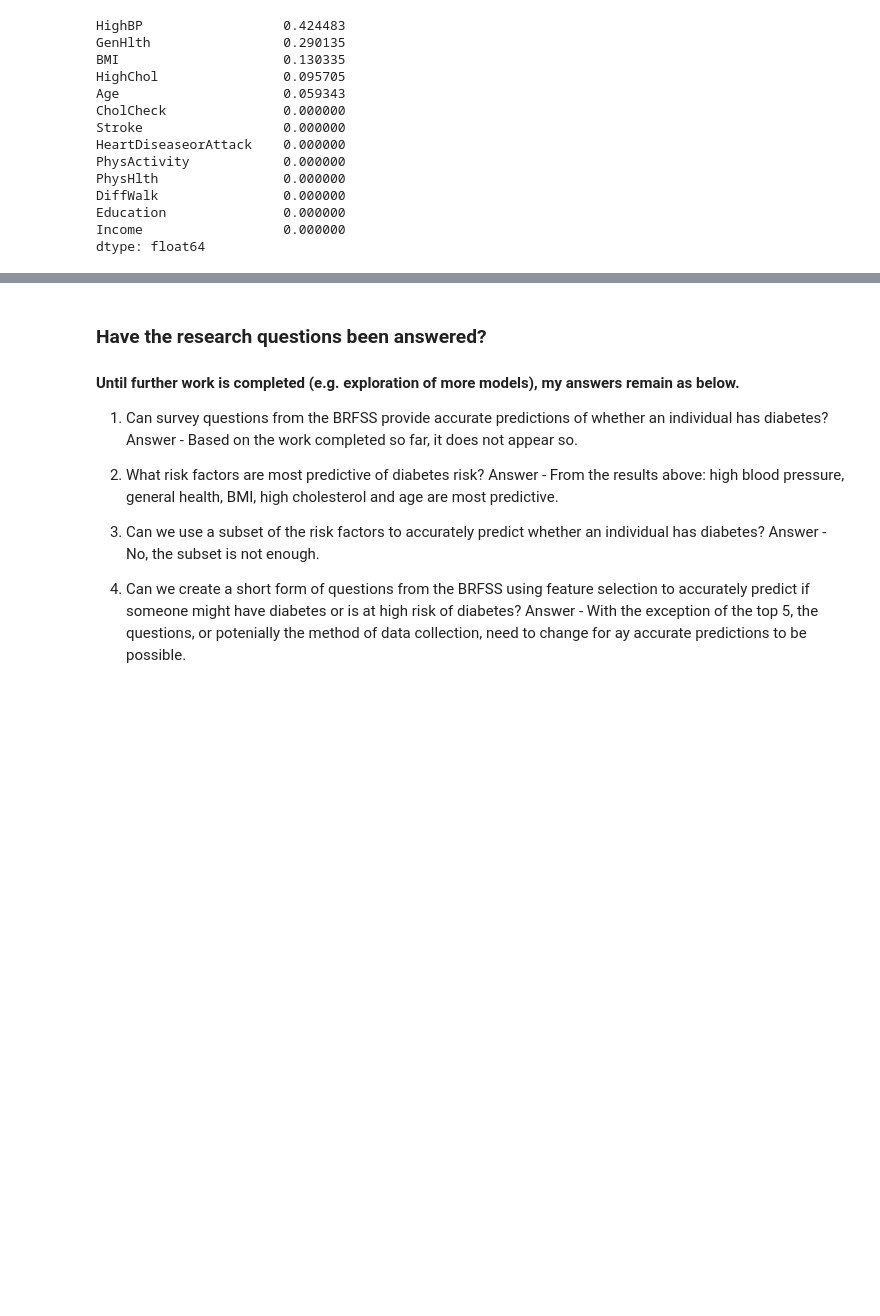
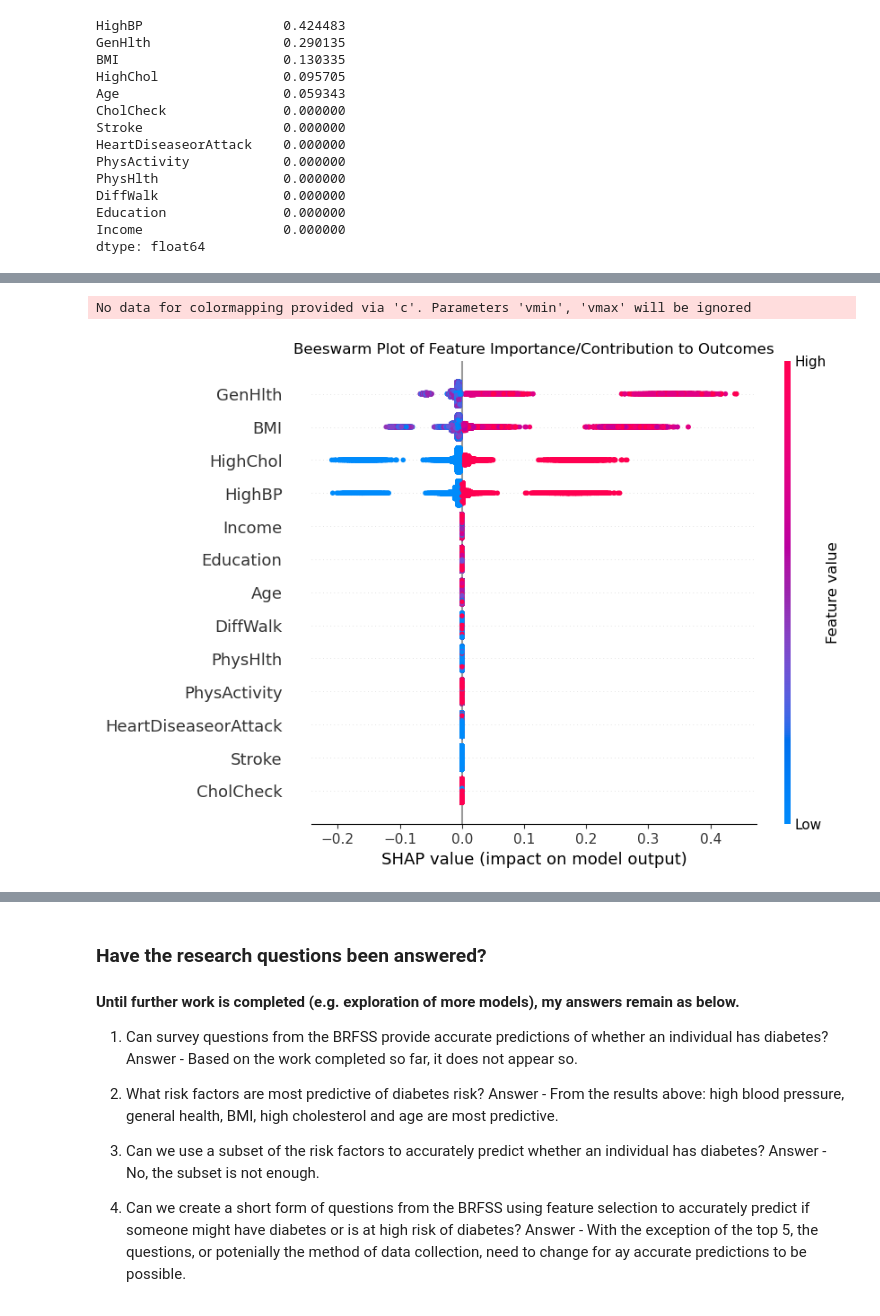
Before and after one commit to Adenrele/Diabetes-T2-Classification, a Jupyter notebook: diabetes.ipynb, the cells around one changed output, grey strips where cells are left out. Saved outputs shown, nothing was run; the diff lists cells and outputs as text; code cells hidden in the pictures; blank space fills up the shorter version.

```diff
--- a/diabetes.ipynb
+++ b/diabetes.ipynb
@@ -645,0 +670,14 @@ dtype: float64
+# %%
+explainer = shap.TreeExplainer(chosen_clf)
+
+# Fits the explainer
+explainer = shap.Explainer(pipe.predict, test_selected_features)
+# Calculates the SHAP values - It takes some time
+shap_values = explainer(test_selected_features)
+# %%
+shap.plots.beeswarm(shap_values, max_display=15, show = False)
+plt.title("Beeswarm Plot of Feature Importance/Contribution to Outcomes")
+plt.show()
+# %% [output]
+No data for colormapping provided via 'c'. Parameters 'vmin', 'vmax' will be ignored
+[figure, added]
```
Also changed, not shown: parts of 9 cells of this notebook.
